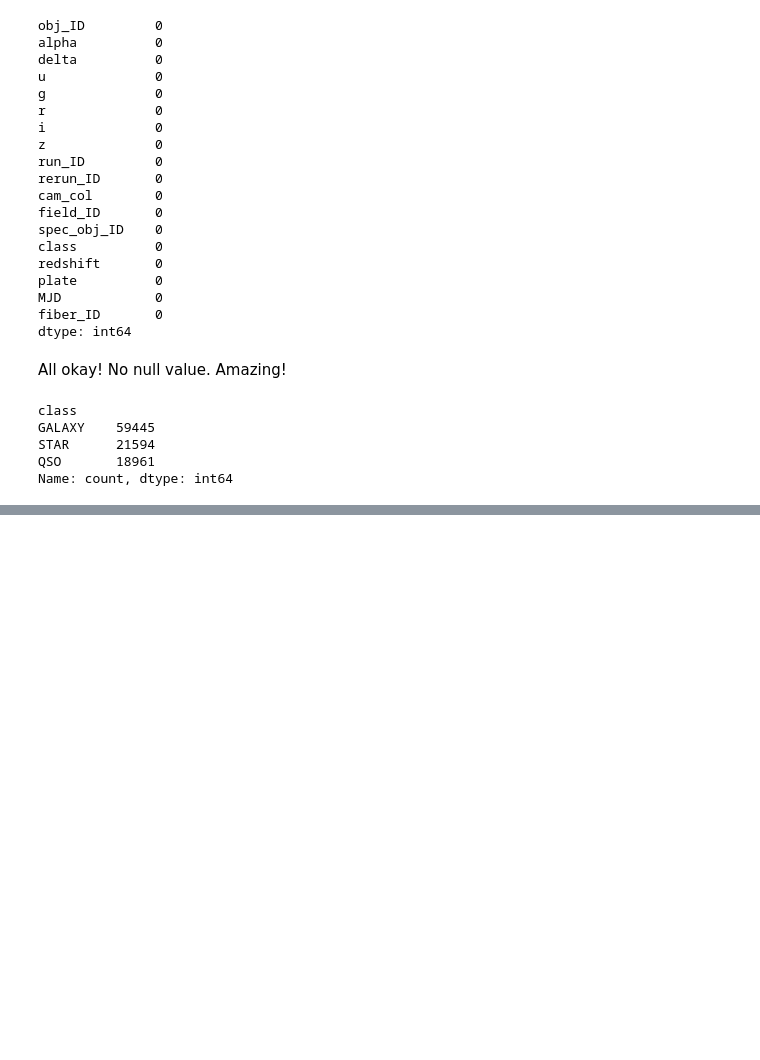
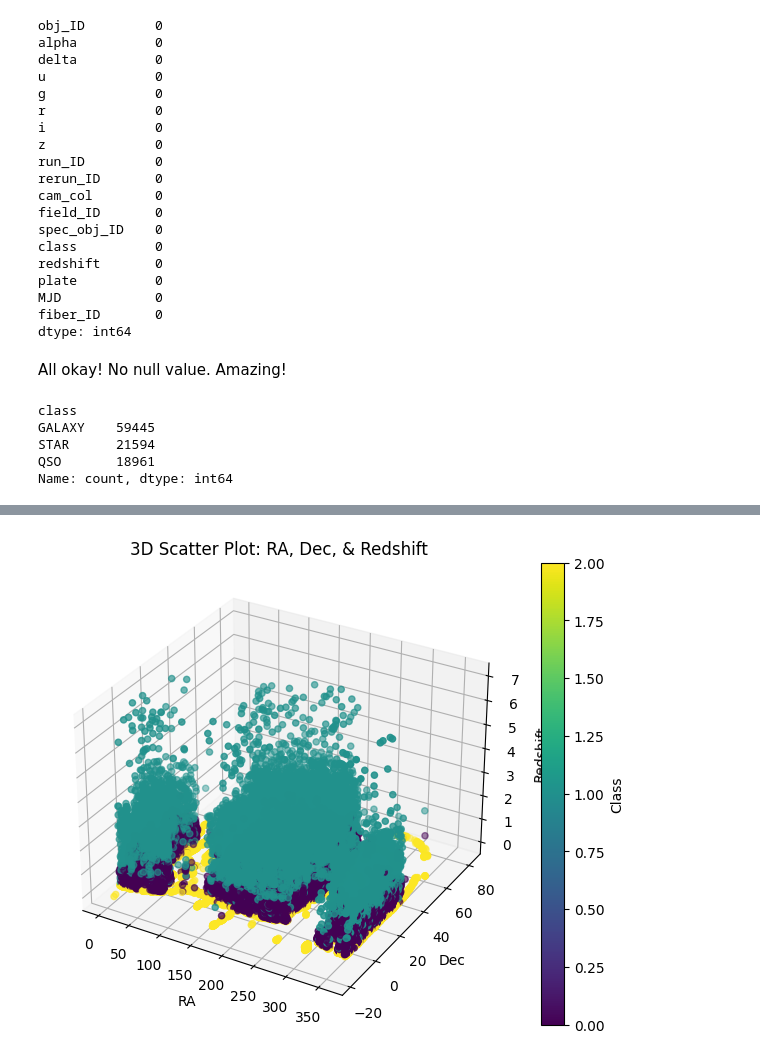
Before and after one commit to Ahmed-Estiak/stellar-classification-using-SMOTE-and-classifiers-ensemble, a Jupyter notebook: Stellar Classification (Smote, Scaled, hyperparamter tuning and ensemble).ipynb, the cells around one changed output, grey strips where cells are left out. Drawn from its saved outputs; the diff is of its cells as text; code cells hidden in the pictures; blank space fills up the shorter version.

```diff
--- a/Stellar Classification (Smote, Scaled, hyperparamter tuning and ensemble).ipynb
+++ b/Stellar Classification (Smote, Scaled, hyperparamter tuning and ensemble).ipynb
@@ -114,0 +122,23 @@ So, in our dataset there are 59445 galaxies, 21594 star, and 18961 QSOs.
+# %%
+from mpl_toolkits.mplot3d import Axes3D
+from sklearn.preprocessing import LabelEncoder
+
+le = LabelEncoder()
+sdss_df['class_rep'] = le.fit_transform(sdss_df['class'])
+
+fig = plt.figure(figsize=(8, 6))
+ax = fig.add_subplot(111, projection='3d')
+
+scatter = ax.scatter(sdss_df['alpha'], sdss_df['delta'], sdss_df['redshift'], c=sdss_df['class_rep'], cmap='viridis')
+ax.set_xlabel('RA')
+ax.set_ylabel('Dec')
+ax.set_zlabel('Redshift')
+ax.set_title('3D Scatter Plot: RA, Dec, & Redshift')
+
+# Adding color bar
+cbar = plt.colorbar(scatter, ax=ax)
+cbar.set_label('Class')
+
+plt.show()
+# %% [output]
+[figure, added]
```
Also changed, not shown: parts of 11 cells of this notebook.
